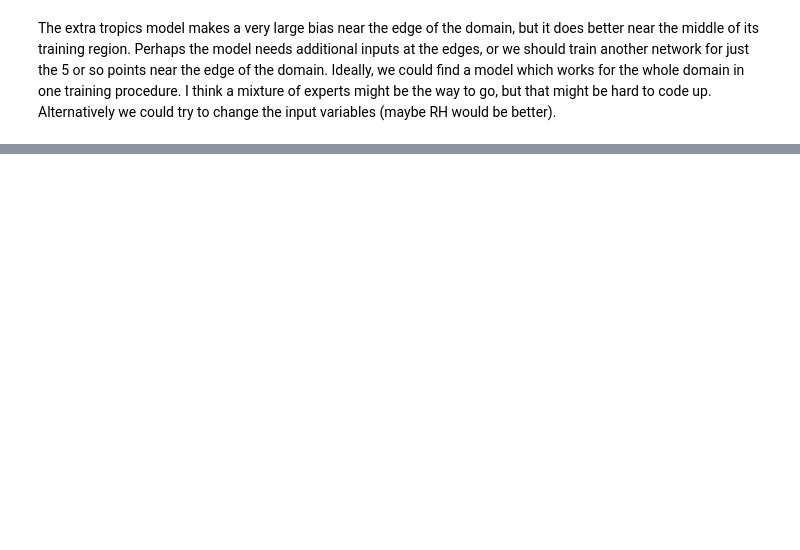
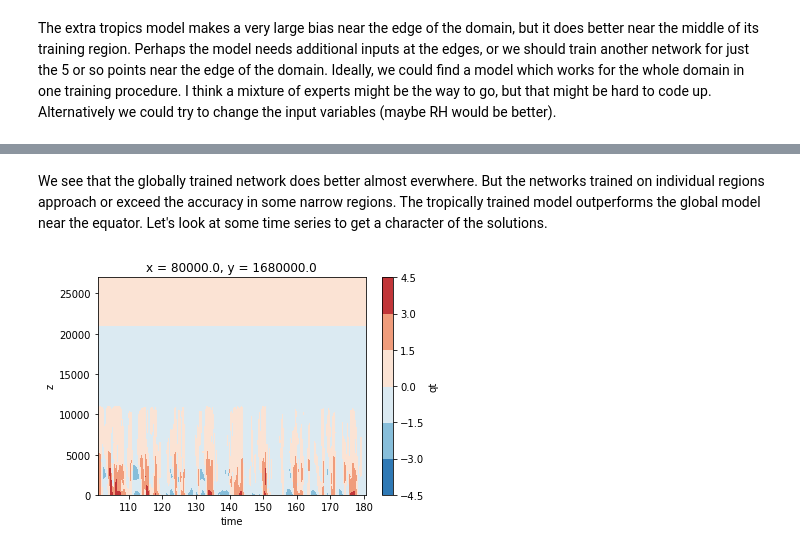
Before and after one commit to nbren12/uwnet, a Jupyter notebook: notebooks/3.0-error-of-regional-files.ipynb, the cells around one changed output, grey strips where cells are left out. Drawn from its saved outputs; the diff is of its cells as text; code cells hidden in the pictures; blank space fills up the shorter version.

```diff
--- a/notebooks/3.0-error-of-regional-files.ipynb
+++ b/notebooks/3.0-error-of-regional-files.ipynb
@@ -63,0 +88,6 @@ The extra tropics model makes a very large bias near the edge of the domain, but
+# %% [markdown]
+We see that the globally trained network does better almost everwhere. But the networks trained on individual regions approach or exceed the accuracy in some narrow regions. The tropically trained model outperforms the global model near the equator. Let's look at some time series to get a character of the solutions.
+# %%
+plot_qt(global_path, y=10)
+# %% [output]
+[figure, added]
```
Also changed, not shown: parts of 10 cells of this notebook.
